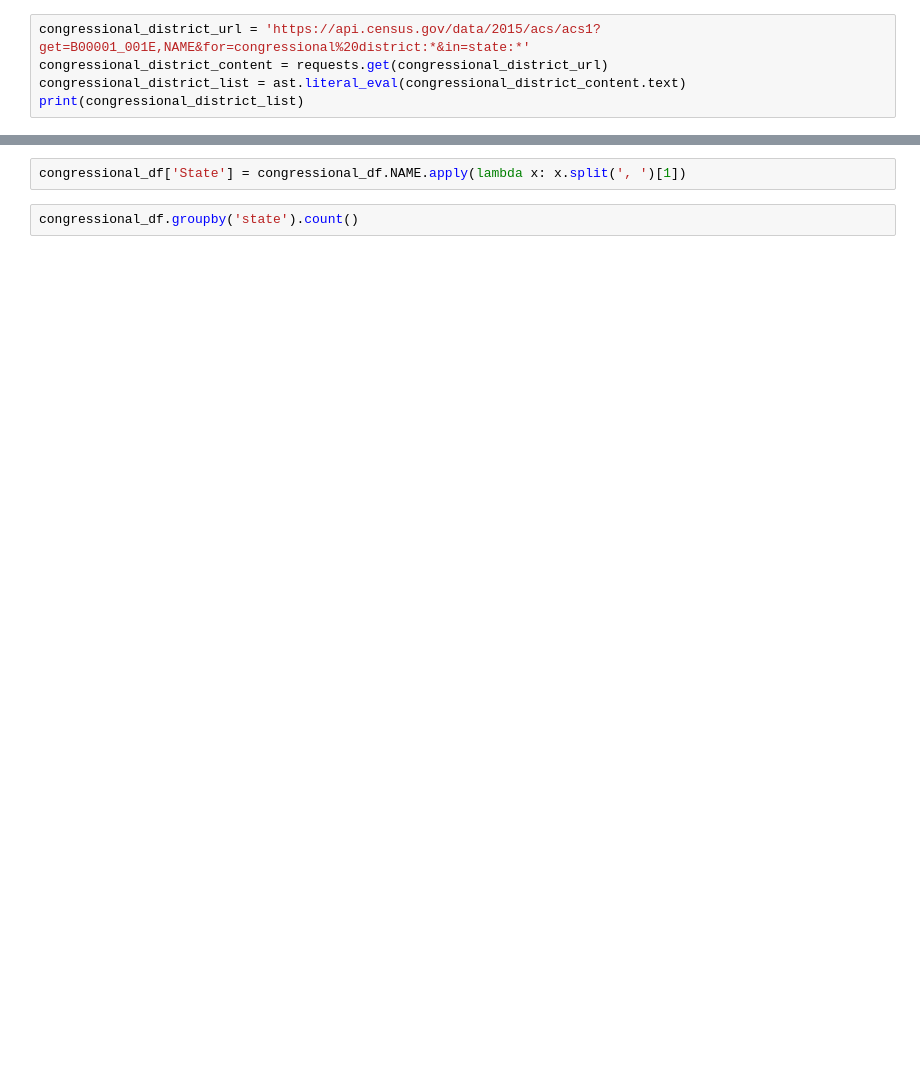
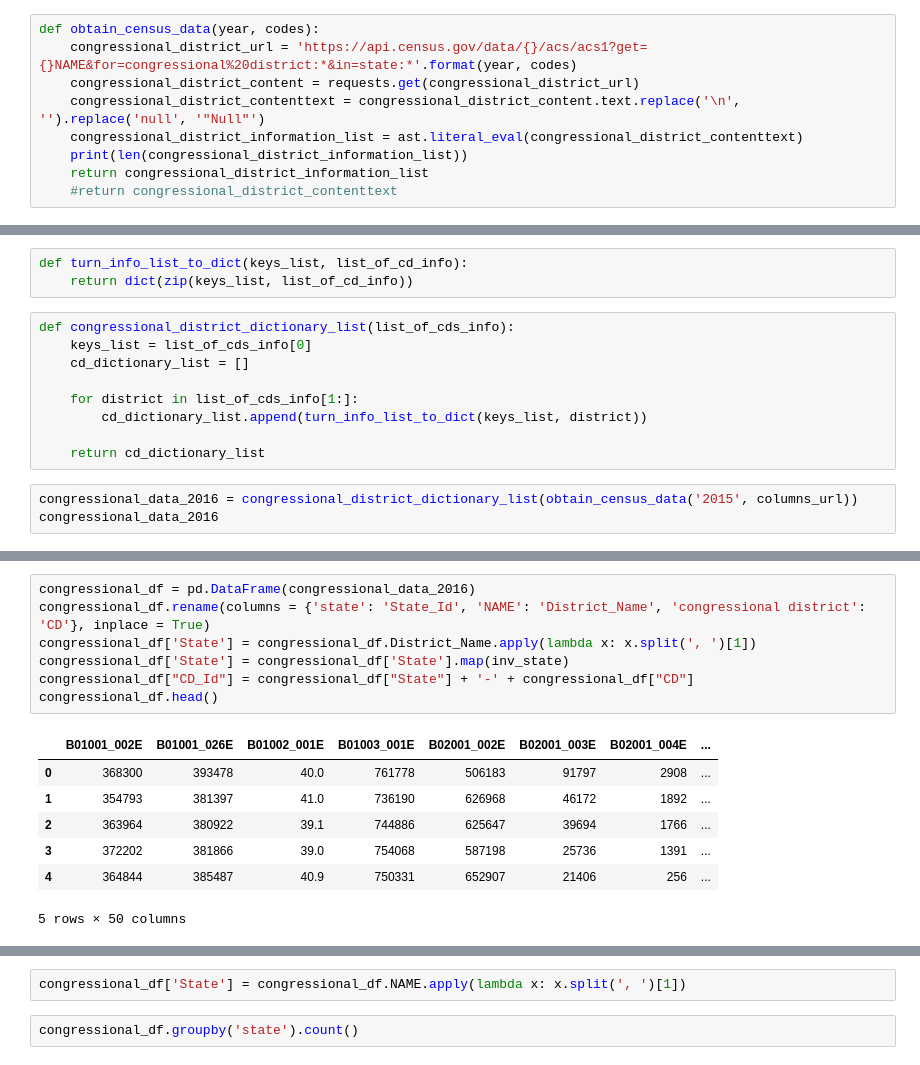
Before and after one commit to amitrani6/Predicting_Election_Results_With_Census_Data, a Jupyter notebook: Census Data.ipynb, the cells around one changed output, grey strips where cells are left out. Cells and saved outputs as stored; diff of their text form; blank space fills up the shorter version.

```diff
--- a/Census Data.ipynb
+++ b/Census Data.ipynb
@@ -9,5 +70,9 @@ from selenium.webdriver.common.action_chains import ActionChains
 # %%
-congressional_district_url = 'https://api.census.gov/data/2015/acs/acs1?get=B00001_001E,NAME&for=congressional%20district:*&in=state:*'
-congressional_district_content = requests.get(congressional_district_url)
-congressional_district_list = ast.literal_eval(congressional_district_content.text)
-print(congressional_district_list)
+def obtain_census_data(year, codes):
+    congressional_district_url = 'https://api.census.gov/data/{}/acs/acs1?get={}NAME&for=congressional%20district:*&in=state:*'.format(year, codes)
+    congressional_district_content = requests.get(congressional_district_url)
+    congressional_district_contenttext = congressional_district_content.text.replace('\n', '').replace('null', '"Null"')
+    congressional_district_information_list = ast.literal_eval(congressional_district_contenttext)
+    print(len(congressional_district_information_list))
+    return congressional_district_information_list
+    #return congressional_district_contenttext
@@ -45,0 +79,15 @@ congressional_df
+# %%
+def turn_info_list_to_dict(keys_list, list_of_cd_info):
+    return dict(zip(keys_list, list_of_cd_info))
+# %%
+def congressional_district_dictionary_list(list_of_cds_info):
+    keys_list = list_of_cds_info[0]
+    cd_dictionary_list = []
+
+    for district in list_of_cds_info[1:]:
+        cd_dictionary_list.append(turn_info_list_to_dict(keys_list, district))
+
+    return cd_dictionary_list
+# %%
+congressional_data_2016 = congressional_district_dictionary_list(obtain_census_data('2015', columns_url))
+congressional_data_2016
@@ -45,0 +174,15 @@ congressional_df
+# %%
+congressional_df = pd.DataFrame(congressional_data_2016)
+congressional_df.rename(columns = {'state': 'State_Id', 'NAME': 'District_Name', 'congressional district': 'CD'}, inplace = True)
+congressional_df['State'] = congressional_df.District_Name.apply(lambda x: x.split(', ')[1])
+congressional_df['State'] = congressional_df['State'].map(inv_state)
+congressional_df["CD_Id"] = congressional_df["State"] + '-' + congressional_df["CD"]
+congressional_df.head()
+# %% [output]
+|  | B01001_002E | B01001_026E | B01002_001E | B01003_001E | B02001_002E | B02001_003E | B02001_004E | ... |
+| 0 | 368300 | 393478 | 40.0 | 761778 | 506183 | 91797 | 2908 | ... |
+| 1 | 354793 | 381397 | 41.0 | 736190 | 626968 | 46172 | 1892 | ... |
+| 2 | 363964 | 380922 | 39.1 | 744886 | 625647 | 39694 | 1766 | ... |
+| 3 | 372202 | 381866 | 39.0 | 754068 | 587198 | 25736 | 1391 | ... |
+| 4 | 364844 | 385487 | 40.9 | 750331 | 652907 | 21406 | 256 | ... |
+5 rows × 50 columns
```
Also changed, not shown: parts of 25 cells of this notebook, 4 other files.
